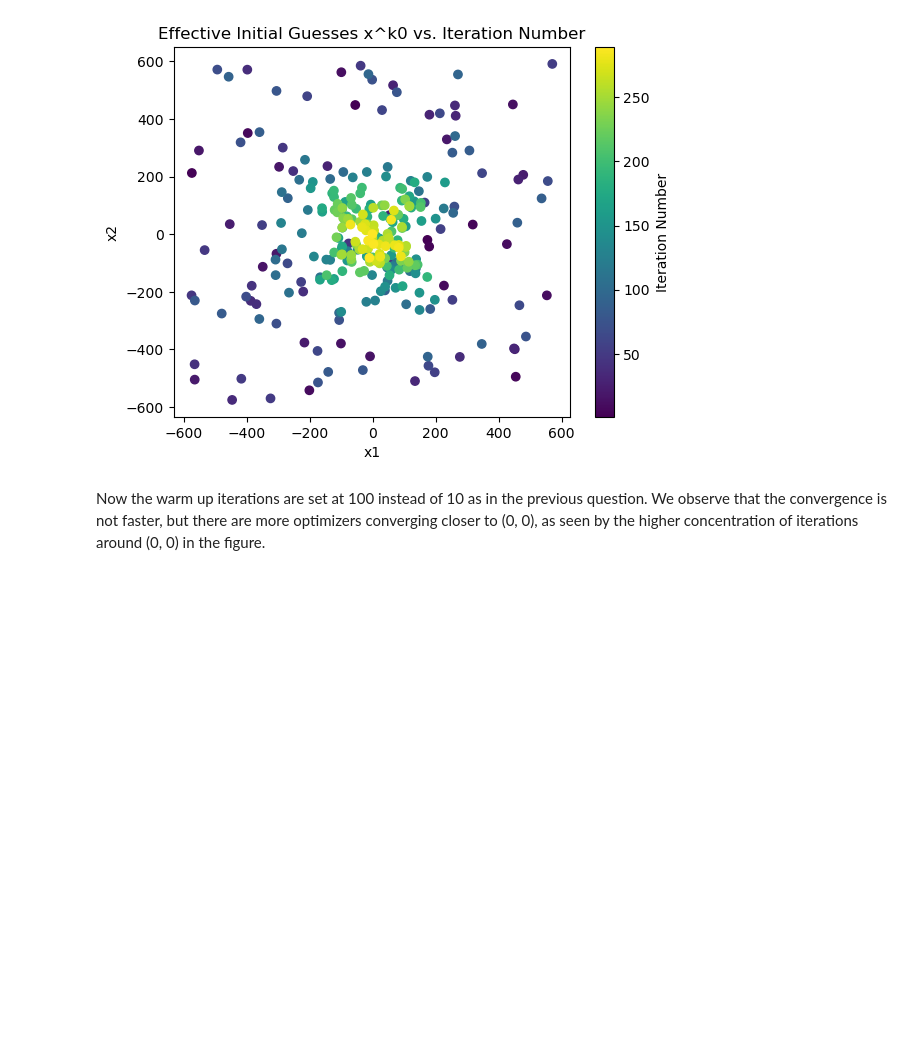
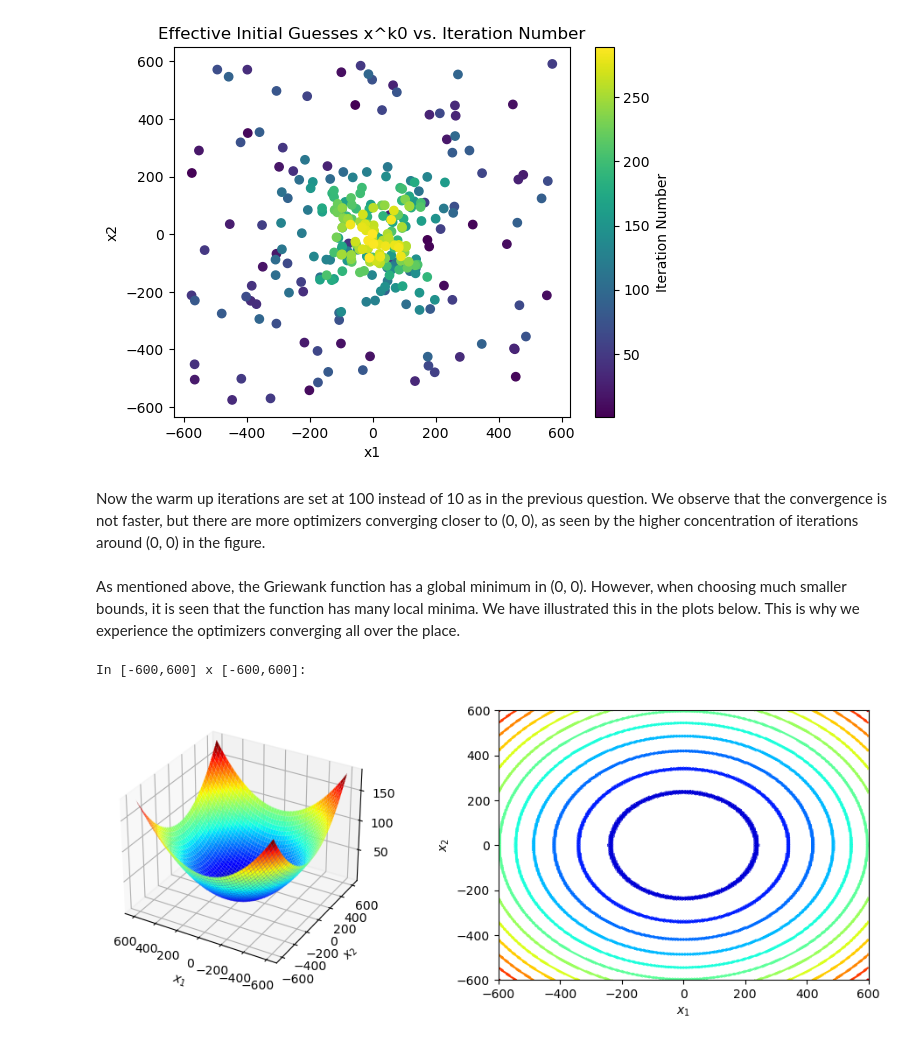
Before and after one commit to NumEconCopenhagen/projects-2023-n-m, a Jupyter notebook: exam/Exam-2023-notebook.ipynb, the cells around one changed output. Saved outputs shown, nothing was run; the diff lists cells and outputs as text; code cells hidden in the pictures; blank space fills up the shorter version.

```diff
--- a/exam/Exam-2023-notebook.ipynb
+++ b/exam/Exam-2023-notebook.ipynb
@@ -591,3 +591,11 @@ Converged at iteration: 289
 [figure]
 # %% [markdown]
 Now the warm up iterations are set at 100 instead of 10 as in the previous question. We observe that the convergence is not faster, but there are more optimizers converging closer to (0, 0), as seen by the higher concentration of iterations around (0, 0) in the figure.
+# %% [markdown]
+As mentioned above, the Griewank function has a global minimum in (0, 0). However, when choosing much smaller bounds, it is seen that the function has many local minima. We have illustrated this in the plots below. This is why we experience the optimizers converging all over the place.
+# %%
+optimizer = RefinedGlobalOptimizer(warm_up_iterations=0)
+optimizer.plot_griewank_surface_contour(600)
+# %% [output]
+In [-600,600] x [-600,600]:
+[figure, added]
```
Also changed, not shown: parts of 1 cell of this notebook, 1 other file.
